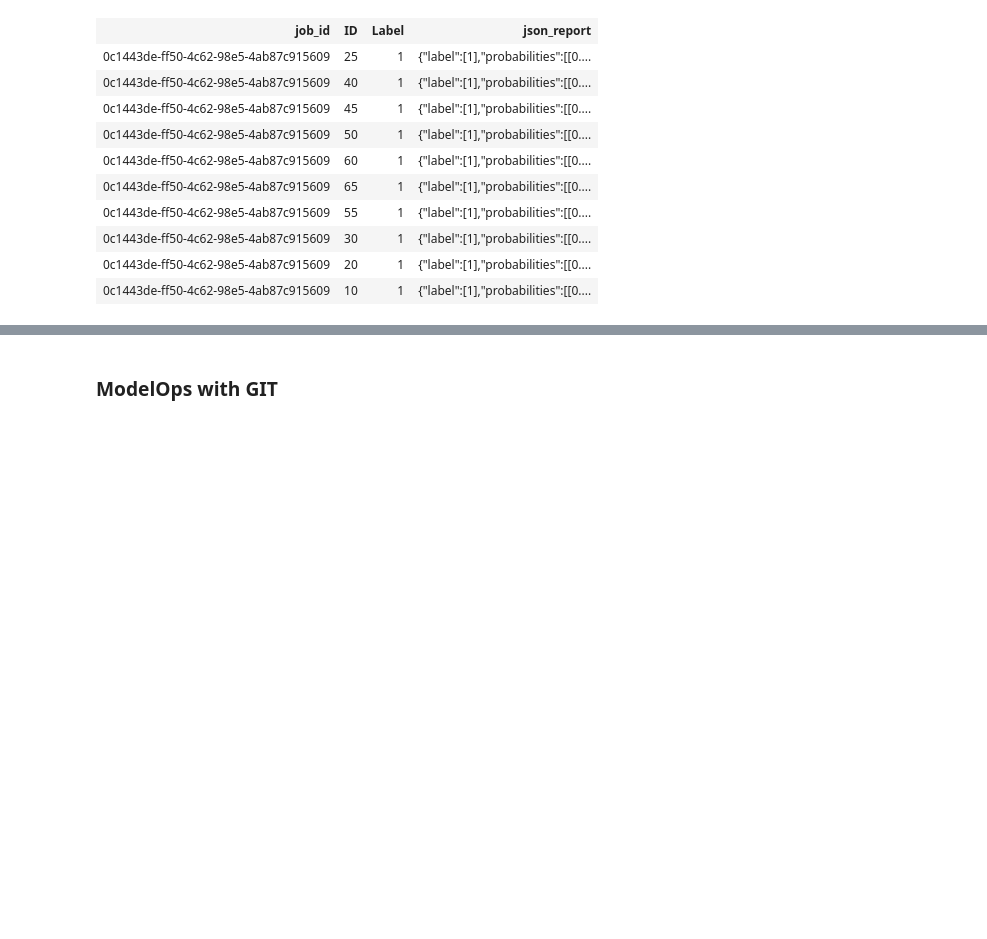
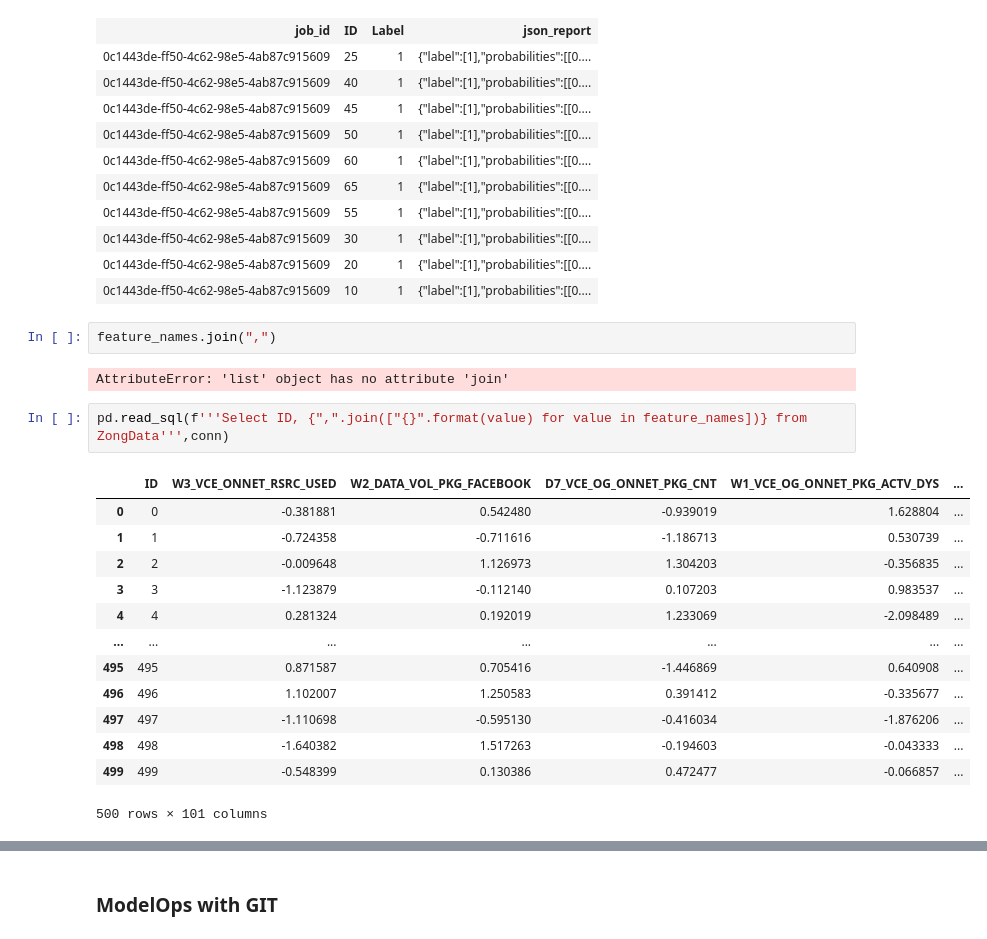
Before and after one commit to MS255220/CMPAK, a Jupyter notebook: Notebooks/HLO.ipynb, the cells around one changed output, grey strips where cells are left out. Drawn from its saved outputs; the diff is of its cells as text; blank space fills up the shorter version.

```diff
--- a/Notebooks/HLO.ipynb
+++ b/Notebooks/HLO.ipynb
@@ -911,3 +911,23 @@ DataFrame('HLO_Predictions')
 | 0c1443de-ff50-4c62-98e5-4ab87c915609 | 30 | 1 | {"label":[1],"probabilities":[[0.... |
 | 0c1443de-ff50-4c62-98e5-4ab87c915609 | 20 | 1 | {"label":[1],"probabilities":[[0.... |
 | 0c1443de-ff50-4c62-98e5-4ab87c915609 | 10 | 1 | {"label":[1],"probabilities":[[0.... |
+# %%
+feature_names.join(",")
+# %% [output]
+AttributeError: 'list' object has no attribute 'join'
+# %%
+pd.read_sql(f'''Select ID, {",".join(["{}".format(value) for value in feature_names])} from ZongData''',conn)
+# %% [output]
+|  | ID | W3_VCE_ONNET_RSRC_USED | W2_DATA_VOL_PKG_FACEBOOK | D7_VCE_OG_ONNET_PKG_CNT | W1_VCE_OG_ONNET_PKG_ACTV_DYS | ... |
+| 0 | 0 | -0.381881 | 0.542480 | -0.939019 | 1.628804 | ... |
+| 1 | 1 | -0.724358 | -0.711616 | -1.186713 | 0.530739 | ... |
+| 2 | 2 | -0.009648 | 1.126973 | 1.304203 | -0.356835 | ... |
+| 3 | 3 | -1.123879 | -0.112140 | 0.107203 | 0.983537 | ... |
+| 4 | 4 | 0.281324 | 0.192019 | 1.233069 | -2.098489 | ... |
+| ... | ... | ... | ... | ... | ... | ... |
+| 495 | 495 | 0.871587 | 0.705416 | -1.446869 | 0.640908 | ... |
+| 496 | 496 | 1.102007 | 1.250583 | 0.391412 | -0.335677 | ... |
+| 497 | 497 | -1.110698 | -0.595130 | -0.416034 | -1.876206 | ... |
+| 498 | 498 | -1.640382 | 1.517263 | -0.194603 | -0.043333 | ... |
+| 499 | 499 | -0.548399 | 0.130386 | 0.472477 | -0.066857 | ... |
+500 rows × 101 columns
```
Also changed, not shown: parts of 2 cells of this notebook, 1 other file.
